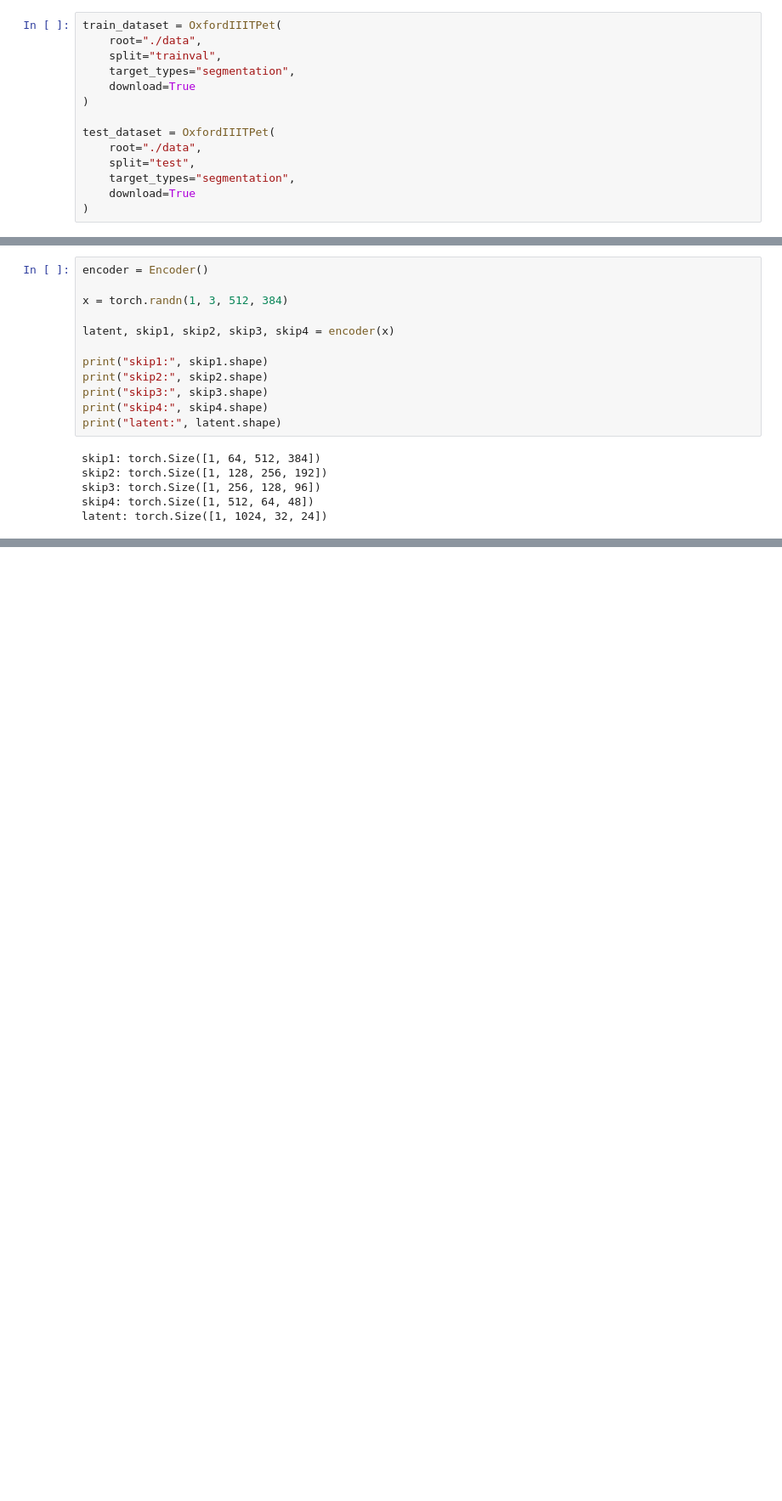
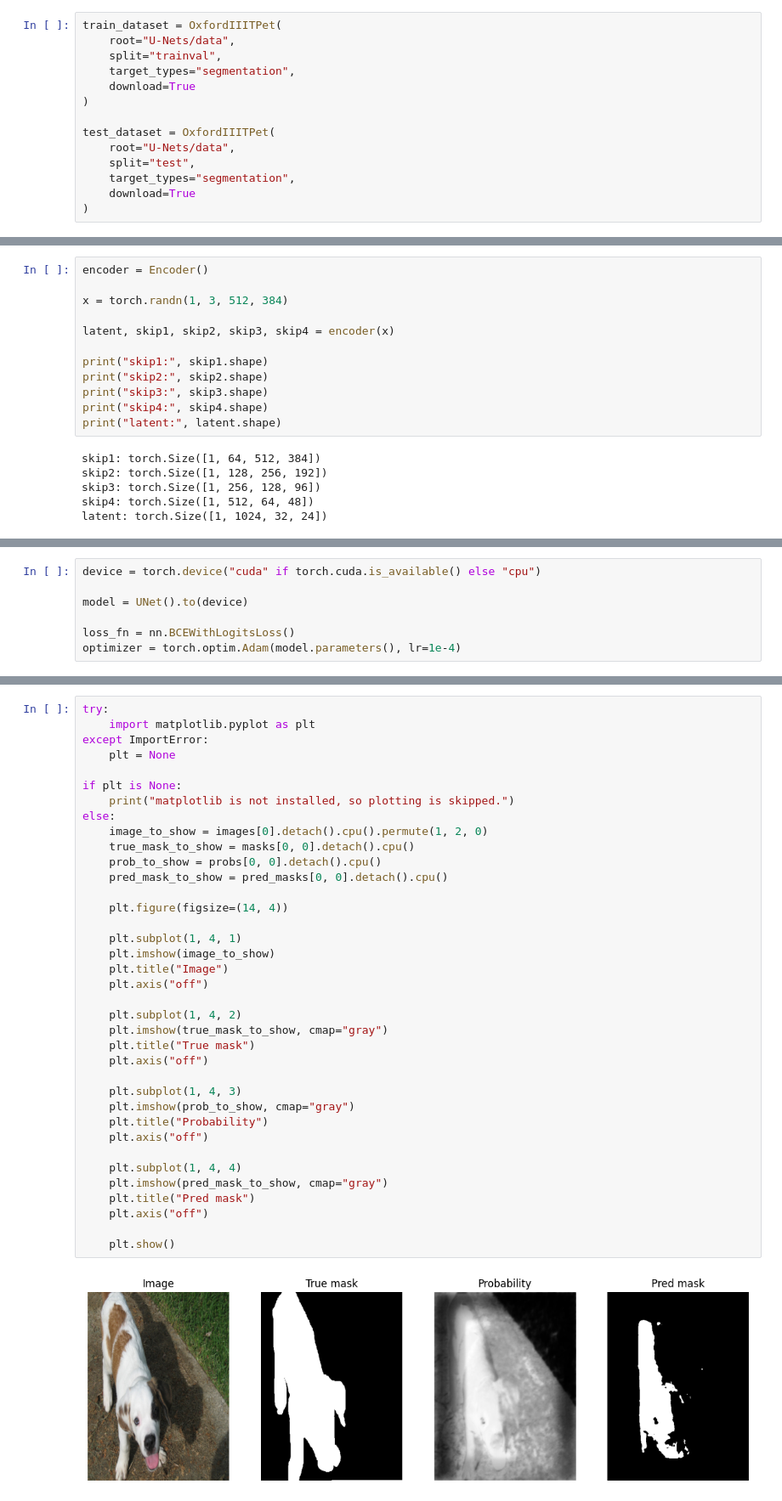
Before and after one commit to nidhish1/computer-vision, a Jupyter notebook: U-Nets/unet.ipynb, the cells around one changed output, grey strips where cells are left out. Shown at 85% size. Drawn from its saved outputs; the diff is of its cells as text; blank space fills up the shorter version.

```diff
--- a/U-Nets/unet.ipynb
+++ b/U-Nets/unet.ipynb
@@ -3,13 +5,13 @@ from torchvision.datasets import OxfordIIITPet
 # %%
 train_dataset = OxfordIIITPet(
-    root="./data",
+    root="U-Nets/data",
     split="trainval",
     target_types="segmentation",
     download=True
 )
 
 test_dataset = OxfordIIITPet(
-    root="./data",
+    root="U-Nets/data",
     split="test",
     target_types="segmentation",
     download=True
@@ -124,0 +234,7 @@ latent: torch.Size([1, 1024, 32, 24])
+# %%
+device = torch.device("cuda" if torch.cuda.is_available() else "cpu")
+
+model = UNet().to(device)
+
+loss_fn = nn.BCEWithLogitsLoss()
+optimizer = torch.optim.Adam(model.parameters(), lr=1e-4)
@@ -124,0 +327,39 @@ latent: torch.Size([1, 1024, 32, 24])
+# %%
+try:
+    import matplotlib.pyplot as plt
+except ImportError:
+    plt = None
+
+if plt is None:
+    print("matplotlib is not installed, so plotting is skipped.")
+else:
+    image_to_show = images[0].detach().cpu().permute(1, 2, 0)
+    true_mask_to_show = masks[0, 0].detach().cpu()
+    prob_to_show = probs[0, 0].detach().cpu()
+    pred_mask_to_show = pred_masks[0, 0].detach().cpu()
+
+    plt.figure(figsize=(14, 4))
+
+    plt.subplot(1, 4, 1)
+    plt.imshow(image_to_show)
+    plt.title("Image")
+    plt.axis("off")
+
+    plt.subplot(1, 4, 2)
+    plt.imshow(true_mask_to_show, cmap="gray")
+    plt.title("True mask")
+    plt.axis("off")
+
+    plt.subplot(1, 4, 3)
+    plt.imshow(prob_to_show, cmap="gray")
+    plt.title("Probability")
+    plt.axis("off")
+
+    plt.subplot(1, 4, 4)
+    plt.imshow(pred_mask_to_show, cmap="gray")
+    plt.title("Pred mask")
+    plt.axis("off")
+
+    plt.show()
+# %% [output]
+[figure, added]
```
Also changed, not shown: parts of 11 cells of this notebook.
